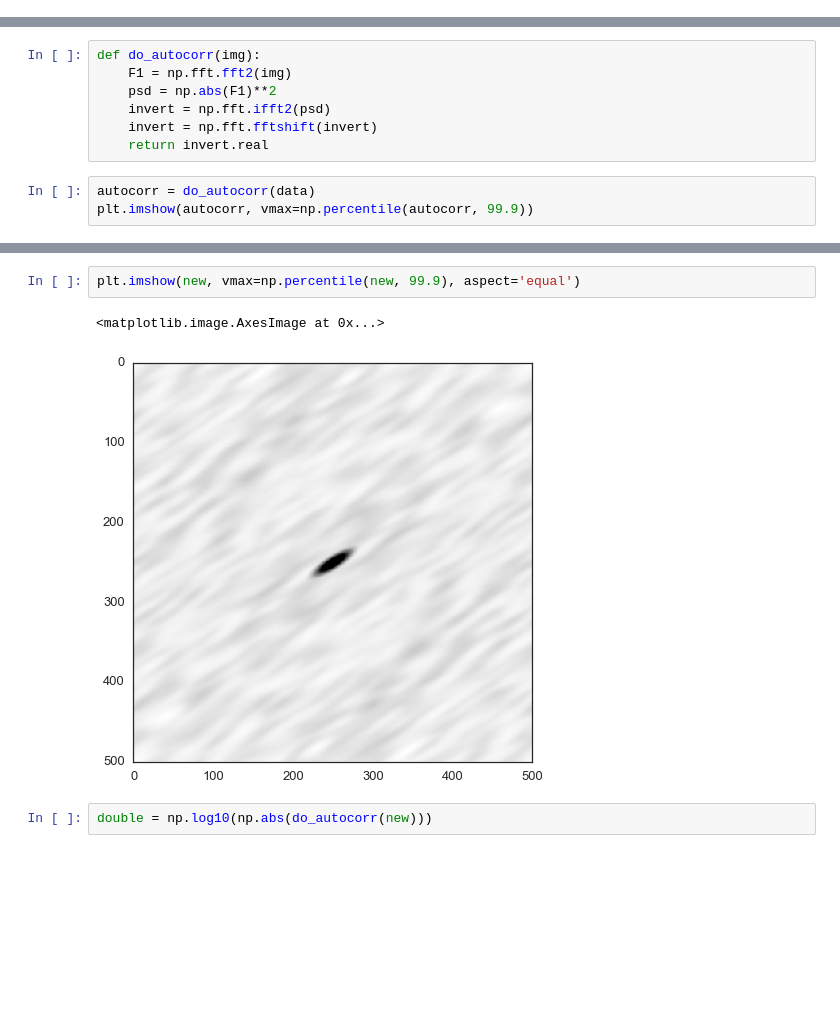
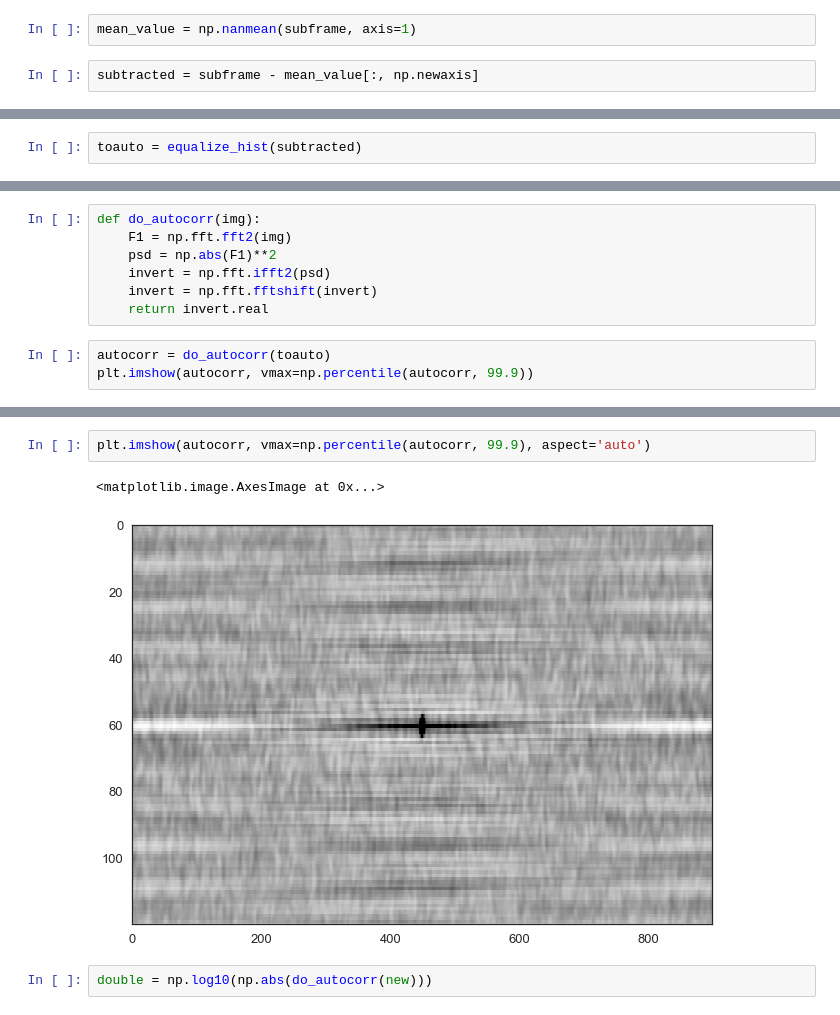
Before and after one commit to michaelaye/pyciss, a Jupyter notebook: notebooks/2015-04-24 Autocorrelation.ipynb, the cells around one changed output, grey strips where cells are left out. Cells and saved outputs as stored; diff of their text form; blank space fills up the shorter version.

```diff
--- a/notebooks/2015-04-24 Autocorrelation.ipynb
+++ b/notebooks/2015-04-24 Autocorrelation.ipynb
@@ -85,0 +37,4 @@ plt.imshow(np.log10(invreal))
+# %%
+mean_value = np.nanmean(subframe, axis=1)
+# %%
+subtracted = subframe - mean_value[:, np.newaxis]
@@ -86,3 +46,5 @@ plt.imshow(np.log10(invreal))
+# %%
+toauto = equalize_hist(subtracted)
 # %%
 testdata = np.zeros((100,100))
 # %%
@@ -144,7 +106,7 @@ def do_autocorr(img):
     invert = np.fft.fftshift(invert)
     return invert.real
 # %%
-autocorr = do_autocorr(data)
+autocorr = do_autocorr(toauto)
 plt.imshow(autocorr, vmax=np.percentile(autocorr, 99.9))
 # %% [output]
 <matplotlib.image.AxesImage at 0x...>
@@ -166,8 +119,8 @@ plt.hist(new.ravel(), bins=100);
 # %%
-plt.imshow(new, vmax=np.percentile(new, 99.9), aspect='equal')
+plt.imshow(autocorr, vmax=np.percentile(autocorr, 99.9), aspect='auto')
 # %% [output]
 <matplotlib.image.AxesImage at 0x...>
-[figure, old version]
+[figure, new version]
 # %%
 double = np.log10(np.abs(do_autocorr(new)))
 # %%
```
Also changed, not shown: parts of 39 cells of this notebook, 2 other files.
